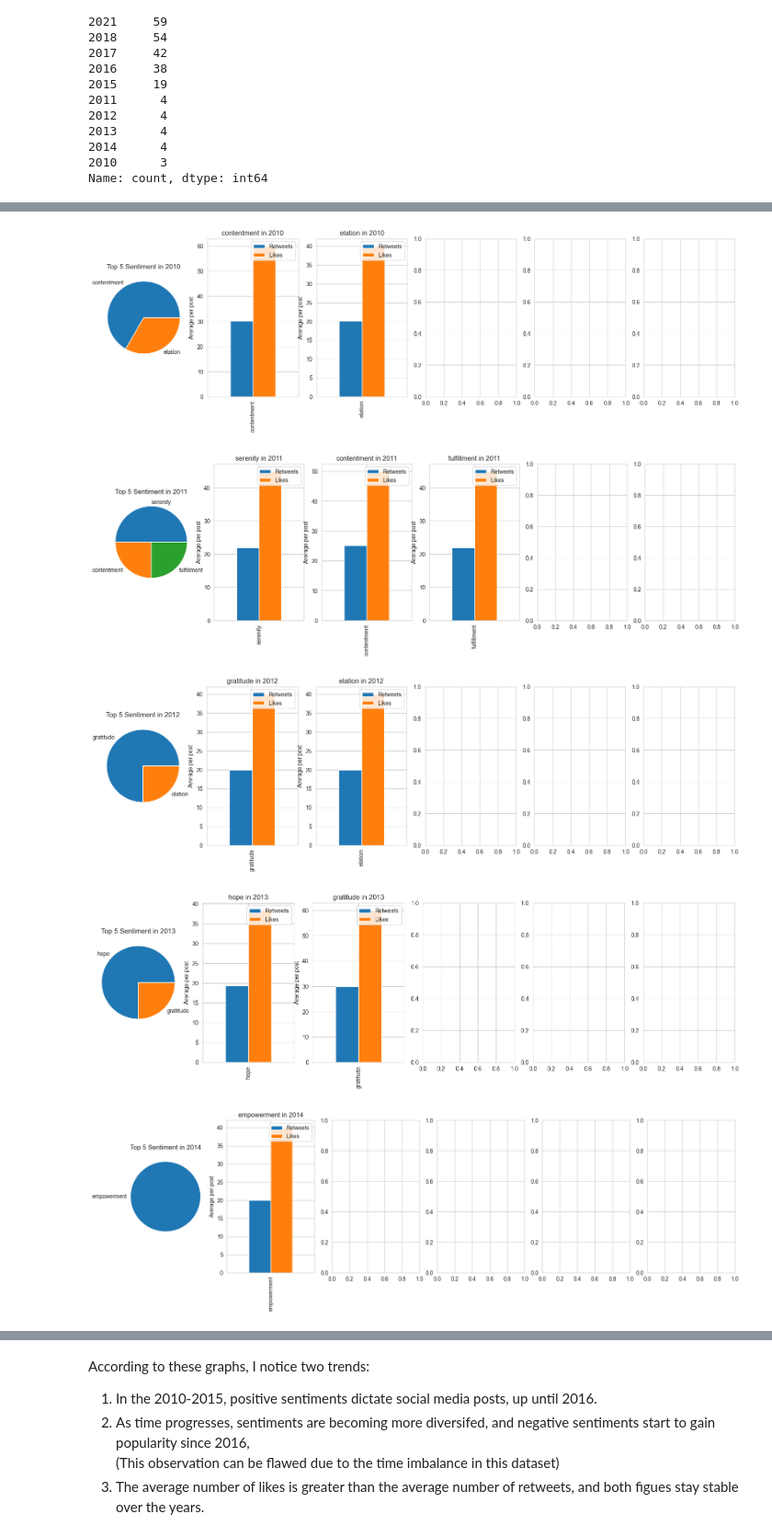
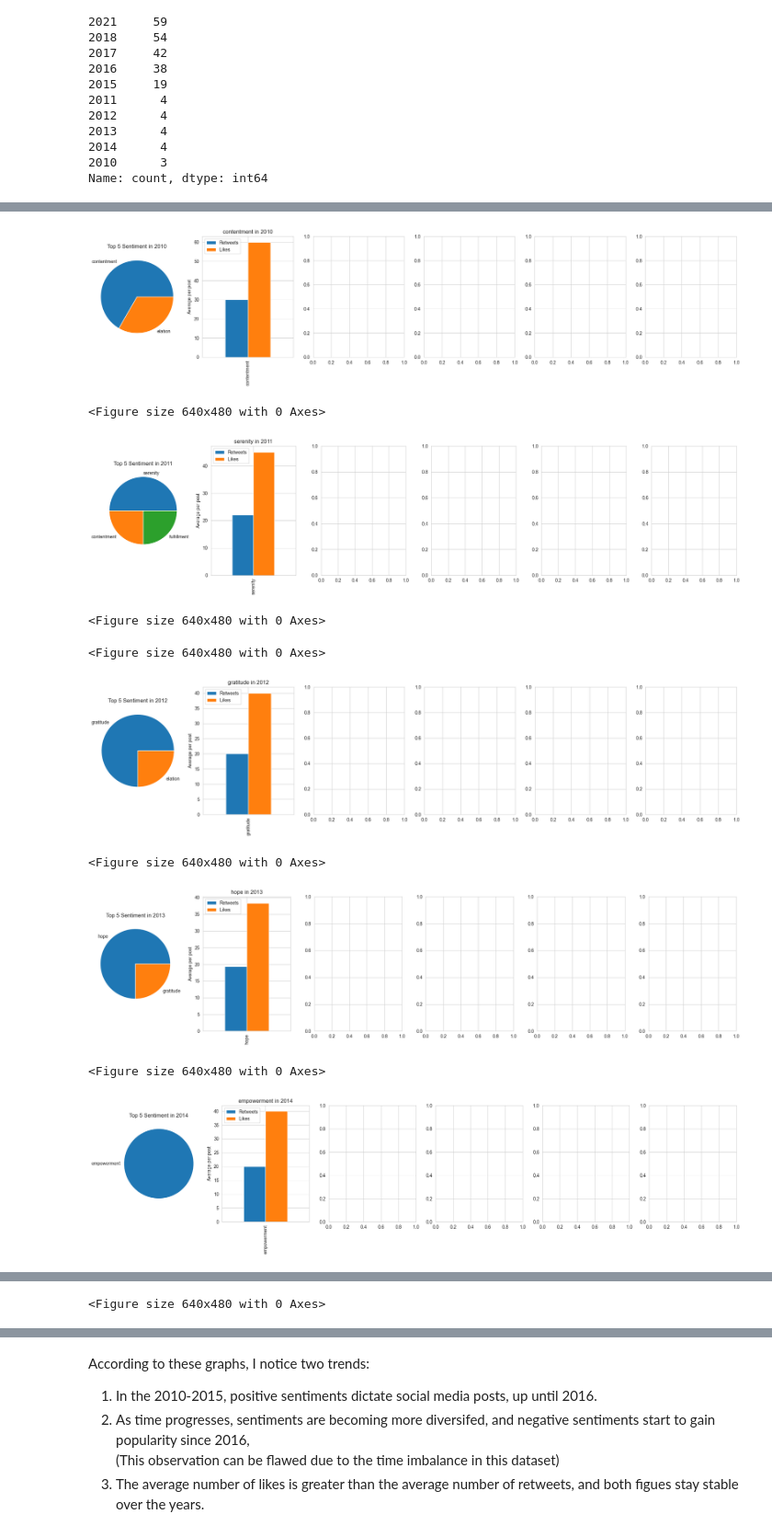
Before and after one commit to kkrit-tinna/social_media_sentiment_analysis, a Jupyter notebook: sentiment_analysis.ipynb, the cells around one changed output, grey strips where cells are left out. Shown at 92% size. Saved outputs shown, nothing was run; the diff lists cells and outputs as text; code cells hidden in the pictures.

```diff
--- a/sentiment_analysis.ipynb
+++ b/sentiment_analysis.ipynb
@@ -732,29 +745,36 @@ plt.show()
 # %%
 # draw several plots to visualize top 5 sentiment in each year, along with their numbers of retweets and likes.
 
 # step 1: sort out years as an array for filtering data
 years = df3['Year'].unique()
 years.sort()
 
 # step 2: use for loop to draw sentiment distribution for each year in chronological order
 for year in years:
     # filter out top 5 sentiments in each year using value_counts
     top_5_sentiment_yr = df3[df3['Year'] == year]['Sentiment'].value_counts().head(5)
     # design the basic layout
     fig, ax = plt.subplots(1, 6, figsize=(20, 5))
     # draw pie chart for top 5 sentiment distribution
     top_5_sentiment_yr.plot(kind='pie', ax=ax[0])
     ax[0].set_title(f'Top 5 Sentiment in {year}')
     ax[0].set_ylabel('')
     # group by each sentiment and calculate the average of retweets and likes
     for i, sentiment in enumerate(top_5_sentiment_yr.index):
         sentiment_group = df3[(df3['Year'] == year) & (df3['Sentiment'] == sentiment)].groupby('Sentiment')[['Retweets', 'Likes']].mean().plot(kind='bar', ax=ax[i+1])
         ax[i+1].set_title(f'{sentiment} in {year}')
         ax[i+1].set_xlabel('')
         ax[i+1].set_ylabel('Average per post')
+        plt.tight_layout()
+        plt.show()
 # %% [output]
-[figure, old version]
+[figure, new version]
+<Figure size 640x480 with 0 Axes>
-[figure, old version]
+[figure, new version]
+<Figure size 640x480 with 0 Axes>
+<Figure size 640x480 with 0 Axes>
-[figure, old version]
+[figure, new version]
+<Figure size 640x480 with 0 Axes>
-[figure, old version]
+[figure, new version]
+<Figure size 640x480 with 0 Axes>
-[figure, old version]
+[figure, new version]
@@ -769,0 +782 @@ for year in years:
+<Figure size 640x480 with 0 Axes>
```
Also changed, not shown: parts of 18 cells of this notebook, 10 other files.
